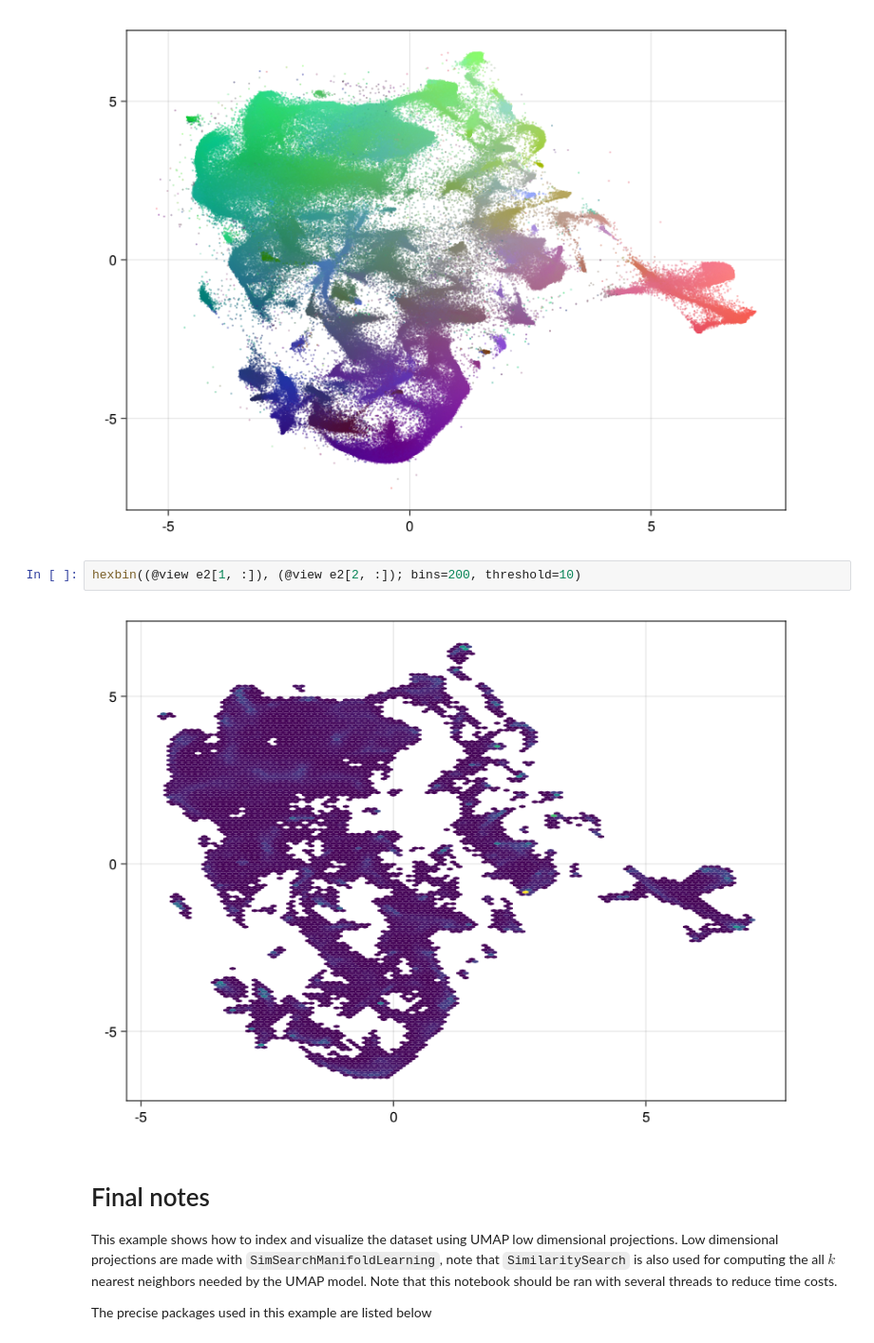
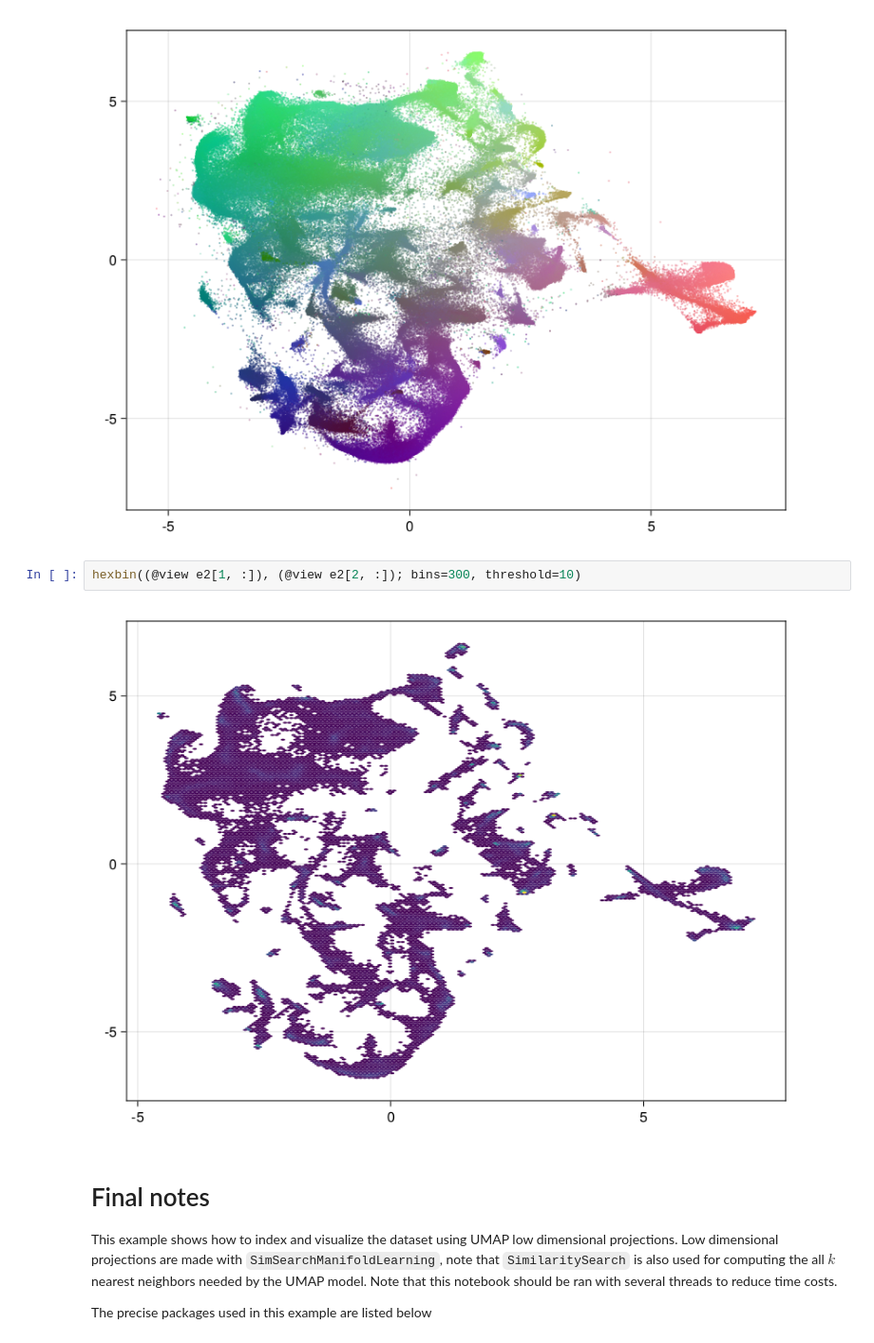
Before and after one commit to sadit/SimilaritySearchDemos, a Jupyter notebook: WIT/WIT.ipynb, the cells around one changed output. Shown: that part at 95% size. Drawn from its saved outputs; the diff is of its cells as text.

```diff
--- a/WIT/WIT.ipynb
+++ b/WIT/WIT.ipynb
@@ -291,9 +291,9 @@ plot_umap(e2, e3)
 # %% [output]
 [figure]
 # %%
-hexbin((@view e2[1, :]), (@view e2[2, :]); bins=200, threshold=10)
+hexbin((@view e2[1, :]), (@view e2[2, :]); bins=300, threshold=10)
 # %% [output]
-[figure, old version]
+[figure, new version]
 # %% [markdown]
 # Final notes
 
```
